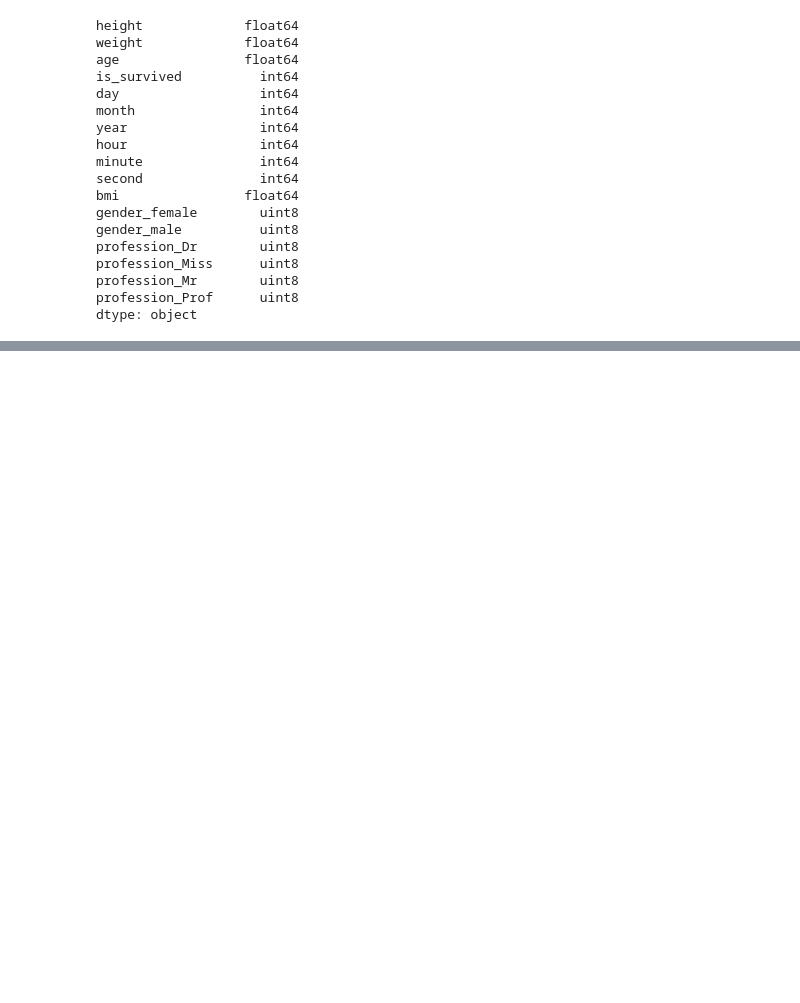
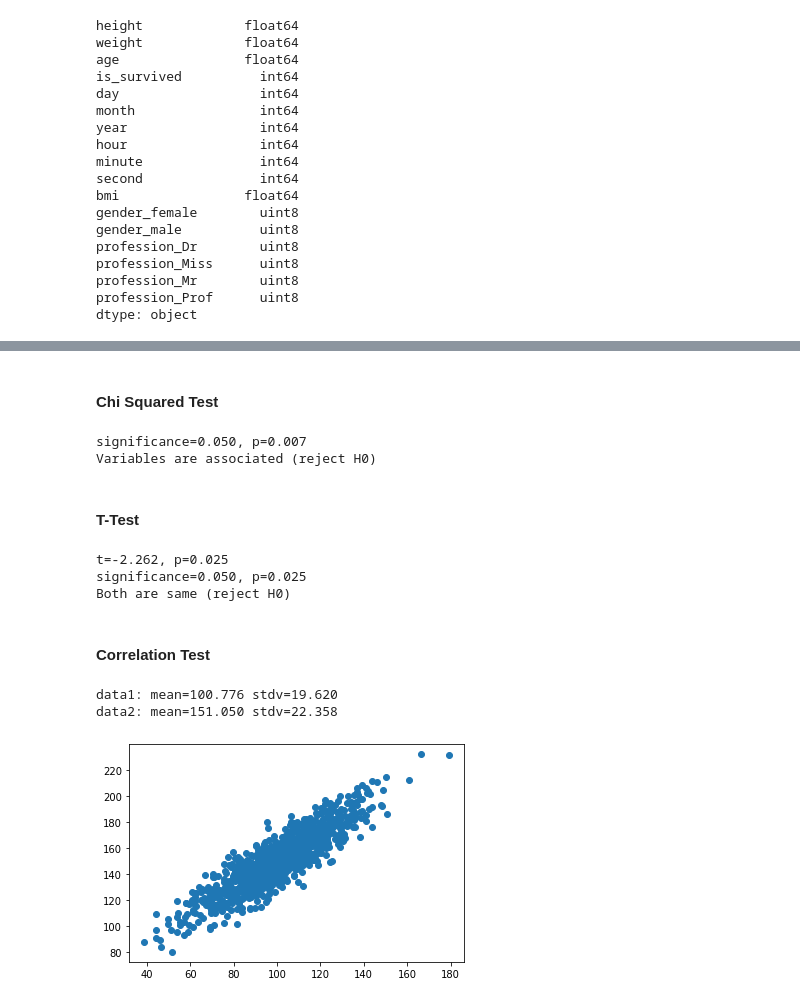
Before and after one commit to BastinRobin/ML101, a Jupyter notebook: notebooks/Feature Engineering - ML101.ipynb, the cells around one changed output, grey strips where cells are left out. Saved outputs shown, nothing was run; the diff lists cells and outputs as text; code cells hidden in the pictures; blank space fills up the shorter version.

```diff
--- a/notebooks/Feature Engineering - ML101.ipynb
+++ b/notebooks/Feature Engineering - ML101.ipynb
@@ -440,0 +637,73 @@ dtype: object
+# %% [markdown]
+#### Chi Squared Test
+# %%
+# Chi Squared
+from scipy.stats import chi2_contingency
+
+# we create contingency table same as above
+table = [[20, 30, 15], [20,  15,  30]]
+
+# Get chi-square value , p-value, degrees of freedom, expected frequencies using the function chi2_contingency
+stat, p, dof, expected = chi2_contingency(table)
+
+# select significance value
+alpha = 0.05
+
+# Determine whether to reject or keep your null hypothesis
+print('significance=%.3f, p=%.3f' % (alpha, p))
+if p <= alpha:
+    print('Variables are associated (reject H0)')
+else:
+    print('Variables are not associated(fail to reject H0)')
+# %% [output]
+significance=0.050, p=0.007
+Variables are associated (reject H0)
+# %% [markdown]
+#### T-Test
+# %%
+# Student's t-test for independent samples
+from numpy.random import seed
+from numpy.random import randn
+from scipy.stats import ttest_ind
+# seed the random number generator
+seed(1)
+# generate two independent samples
+data1 = 5 * randn(100) + 50
+data2 = 5 * randn(100) + 51
+# compare samples
+stat, p = ttest_ind(data1, data2)
+print('t=%.3f, p=%.3f' % (stat, p))
+
+print('significance=%.3f, p=%.3f' % (alpha, p))
+if p <= alpha:
+    print('Both are same (reject H0)')
+else:
+    print('Both are different (fail to reject H0)')
+# %% [output]
+t=-2.262, p=0.025
+significance=0.050, p=0.025
+Both are same (reject H0)
+# %% [markdown]
+#### Correlation Test
+# %%
+# Correlation test
+from numpy import mean
+from numpy import std
+from numpy.random import randn
+from numpy.random import seed
+from matplotlib import pyplot
+# seed random number generator
+seed(1)
+# prepare data
+data1 = 20 * randn(1000) + 100
+data2 = data1 + (10 * randn(1000) + 50)
+# summarize
+print('data1: mean=%.3f stdv=%.3f' % (mean(data1), std(data1)))
+print('data2: mean=%.3f stdv=%.3f' % (mean(data2), std(data2)))
+# plot
+pyplot.scatter(data1, data2)
+pyplot.show()
+# %% [output]
+data1: mean=100.776 stdv=19.620
+data2: mean=151.050 stdv=22.358
+[figure, added]
```
Also changed, not shown: parts of 43 cells of this notebook.
